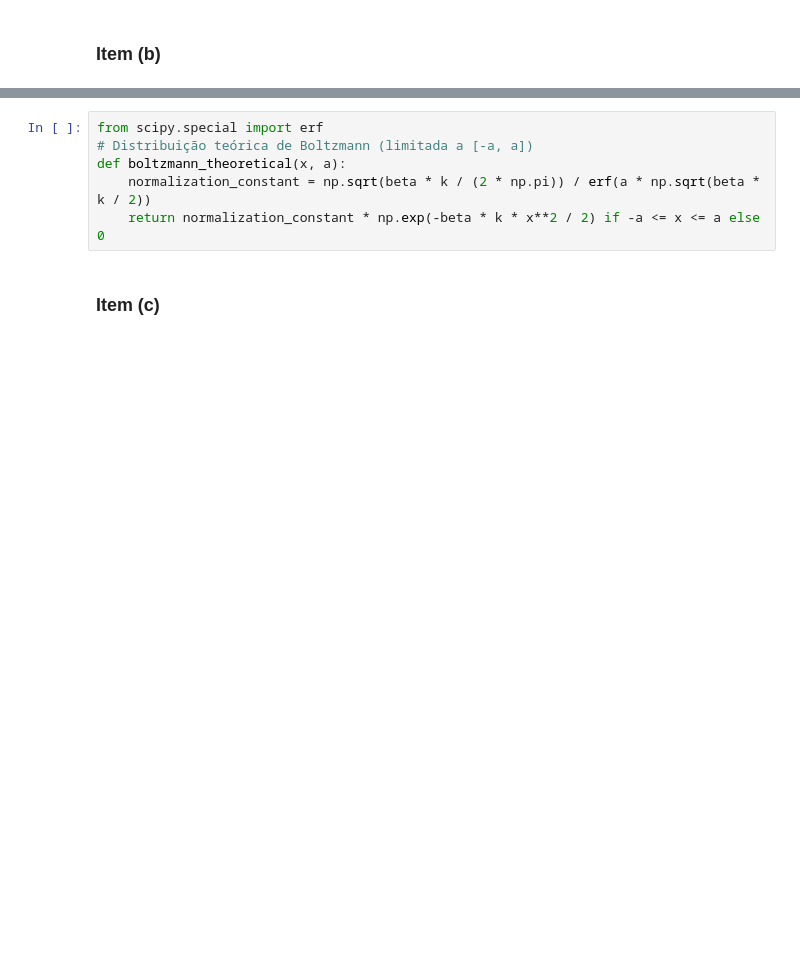
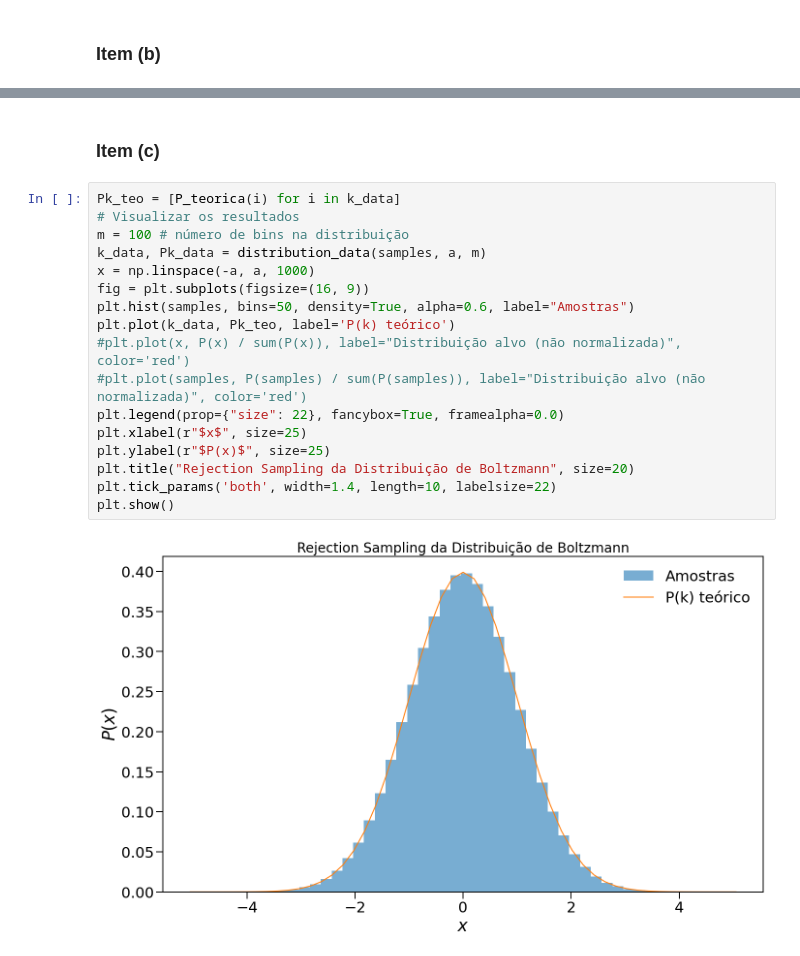
Before and after one commit to JuniorAlencar/TopFisTeo2024.2, a Jupyter notebook: Lista_1/questões/Question1.ipynb, the cells around one changed output, grey strips where cells are left out. Drawn from its saved outputs; the diff is of its cells as text; blank space fills up the shorter version.

```diff
--- a/Lista_1/questões/Question1.ipynb
+++ b/Lista_1/questões/Question1.ipynb
@@ -95,8 +82,21 @@ plt.show()
-# %%
-from scipy.special import erf
-# Distribuição teórica de Boltzmann (limitada a [-a, a])
-def boltzmann_theoretical(x, a):
-    normalization_constant = np.sqrt(beta * k / (2 * np.pi)) / erf(a * np.sqrt(beta * k / 2))
-    return normalization_constant * np.exp(-beta * k * x**2 / 2) if -a <= x <= a else 0
 # %% [markdown]
 ### **Item (c)**
+# %%
+Pk_teo = [P_teorica(i) for i in k_data]
+# Visualizar os resultados
+m = 100 # número de bins na distribuição
+k_data, Pk_data = distribution_data(samples, a, m)
+x = np.linspace(-a, a, 1000)
+fig = plt.subplots(figsize=(16, 9))
+plt.hist(samples, bins=50, density=True, alpha=0.6, label="Amostras")
+plt.plot(k_data, Pk_teo, label='P(k) teórico')
+#plt.plot(x, P(x) / sum(P(x)), label="Distribuição alvo (não normalizada)", color='red')
+#plt.plot(samples, P(samples) / sum(P(samples)), label="Distribuição alvo (não normalizada)", color='red')
+plt.legend(prop={"size": 22}, fancybox=True, framealpha=0.0)
+plt.xlabel(r"$x$", size=25)
+plt.ylabel(r"$P(x)$", size=25)
+plt.title("Rejection Sampling da Distribuição de Boltzmann", size=20)
+plt.tick_params('both', width=1.4, length=10, labelsize=22)
+plt.show()
+# %% [output]
+[figure, added]
```
Also changed, not shown: parts of 12 cells of this notebook, 1 other file.
